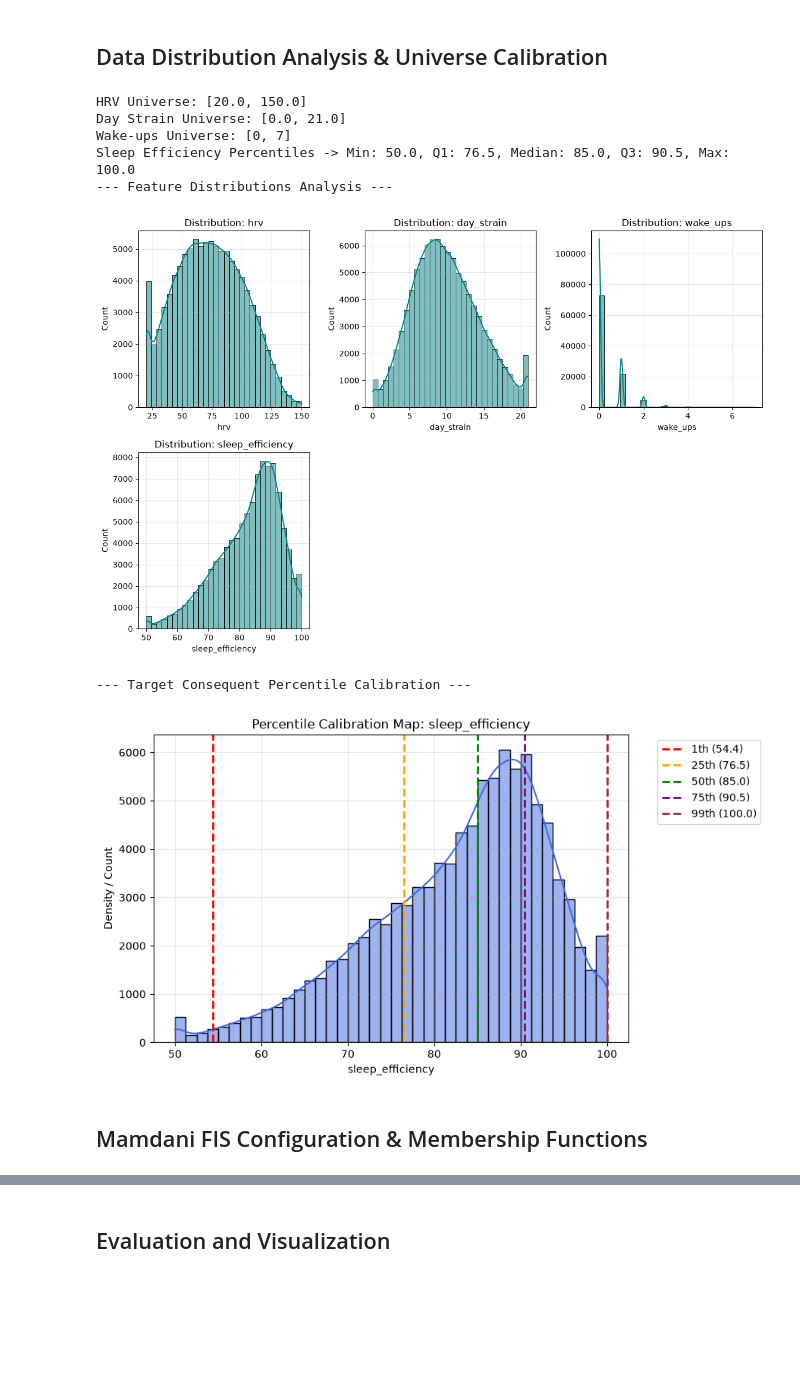
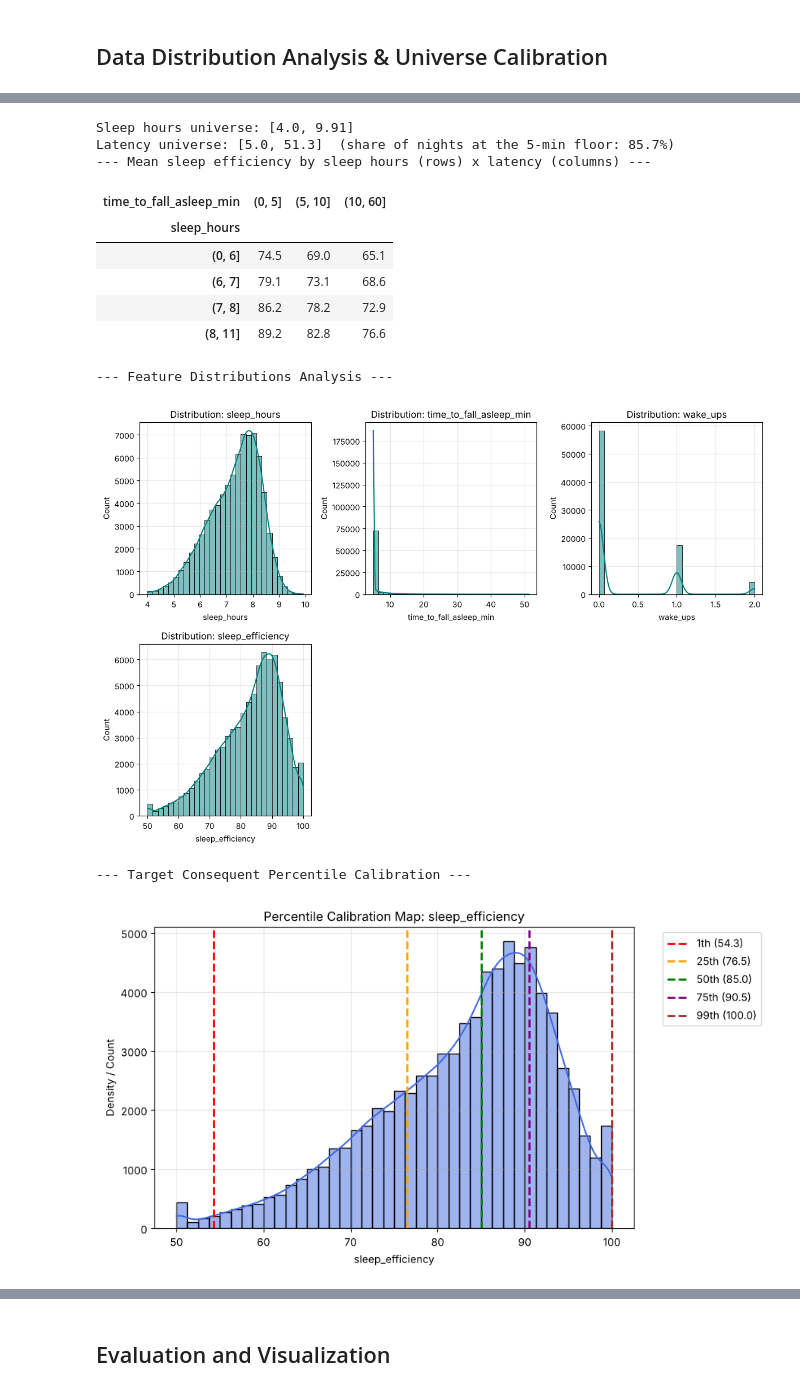
Before and after one commit to amiraaa83/Multi-Domain_Application_of_Mamdani_Fuzzy_Inference_Systems_for_Regression, a Jupyter notebook: notebooks/01_sleep_health.ipynb, the cells around one changed output, grey strips where cells are left out. Saved outputs shown, nothing was run; the diff lists cells and outputs as text; code cells hidden in the pictures; blank space fills up the shorter version.

```diff
--- a/notebooks/01_sleep_health.ipynb
+++ b/notebooks/01_sleep_health.ipynb
@@ -52,38 +82,28 @@ Dataset shape: (100000, 4)
 # %% [markdown]
 ## Data Distribution Analysis & Universe Calibration
-# %%
-# Extract statistical bounds and percentiles from the real-world dataset
-hrv_min, hrv_max = float(df_clean['hrv'].min()), float(df_clean['hrv'].max())
-strain_min, strain_max = float(df_clean['day_strain'].min()), float(df_clean['day_strain'].max())
-wake_min, wake_max = int(df_clean['wake_ups'].min()), int(df_clean['wake_ups'].max())
-
-# Sleep efficiency bounds calibrated to full empirical data range [50.0, 100.0]
-eff_min = 50.0
-eff_q1 = float(df_clean['sleep_efficiency'].quantile(0.25))
-eff_median = float(df_clean['sleep_efficiency'].quantile(0.50))
-eff_q3 = float(df_clean['sleep_efficiency'].quantile(0.75))
-eff_max = 100.0
-
-print(f'HRV Universe: [{hrv_min}, {hrv_max}]')
-print(f'Day Strain Universe: [{strain_min}, {strain_max}]')
-print(f'Wake-ups Universe: [{wake_min}, {wake_max}]')
-print(f'Sleep Efficiency Percentiles -> Min: {eff_min}, Q1: {eff_q1}, Median: {eff_median}, Q3: {eff_q3}, Max: {eff_max}')
-
-# Inspect overall distributions for all input features and target
-print('--- Feature Distributions Analysis ---')
-plot_data_distributions(df_clean, columns=['hrv', 'day_strain', 'wake_ups', 'sleep_efficiency'])
-
-# Inspect percentile breakdowns specifically for target output universe calibration
-print('--- Target Consequent Percentile Calibration ---')
-plot_universe_percentiles(df_clean, target_col='sleep_efficiency', percentiles=[0.01, 0.25, 0.50, 0.75, 0.99])
-# %% [output]
-HRV Universe: [20.0, 150.0]
-Day Strain Universe: [0.0, 21.0]
-Wake-ups Universe: [0, 7]
-Sleep Efficiency Percentiles -> Min: 50.0, Q1: 76.5, Median: 85.0, Q3: 90.5, Max: 100.0
---- Feature Distributions Analysis ---
-[figure, removed]
---- Target Consequent Percentile Calibration ---
-[figure, removed]
-# %% [markdown]
-## Mamdani FIS Configuration & Membership Functions
+# %%
+# Statistical bounds and percentiles from the training set
+pct = [0.01, 0.05, 0.25, 0.50, 0.75, 0.95, 0.99]
+display(df_train[input_features + [target]].describe(percentiles=pct).T.round(2))
+
+sleep_min, sleep_max = float(df_train['sleep_hours'].min()), float(df_train['sleep_hours'].max())
+lat_min, lat_max = float(df_train['time_to_fall_asleep_min'].min()), float(df_train['time_to_fall_asleep_min'].max())
+eff_min, eff_max = 50.0, 100.0
+print(f'Sleep hours universe: [{sleep_min}, {sleep_max}]')
+print(f'Latency universe: [{lat_min}, {lat_max}]  (share of nights at the 5-min floor: '
+      f"{(df_train['time_to_fall_asleep_min'] <= 5.0).mean():.1%})")
+
+# Mean efficiency on a coarse grid: the shape the rule base has to reproduce
+grid = df_train.groupby([
+    pd.cut(df_train['sleep_hours'], [0, 6, 7, 8, 11]),
+    pd.cut(df_train['time_to_fall_asleep_min'], [0, 5, 10, 60]),
+], observed=True)[target].mean().unstack().round(1)
+print('--- Mean sleep efficiency by sleep hours (rows) x latency (columns) ---')
+display(grid)
+
+print('--- Feature Distributions Analysis ---')
+plot_data_distributions(df_train, columns=input_features + [target])
+
+print('--- Target Consequent Percentile Calibration ---')
+plot_universe_percentiles(df_train, target_col=target, percentiles=[0.01, 0.25, 0.50, 0.75, 0.99])
+# %% [output]
@@ -89,0 +115,13 @@ Sleep Efficiency Percentiles -> Min: 50.0, Q1: 76.5, Median: 85.0, Q3: 90.5, Max
+Sleep hours universe: [4.0, 9.91]
+Latency universe: [5.0, 51.3]  (share of nights at the 5-min floor: 85.7%)
+--- Mean sleep efficiency by sleep hours (rows) x latency (columns) ---
+| time_to_fall_asleep_min | (0, 5] | (5, 10] | (10, 60] |
+| sleep_hours |  |  |  |
+| (0, 6] | 74.5 | 69.0 | 65.1 |
+| (6, 7] | 79.1 | 73.1 | 68.6 |
+| (7, 8] | 86.2 | 78.2 | 72.9 |
+| (8, 11] | 89.2 | 82.8 | 76.6 |
+--- Feature Distributions Analysis ---
+[figure, added]
+--- Target Consequent Percentile Calibration ---
+[figure, added]
```
Also changed, not shown: parts of 20 cells of this notebook, 4 other files.
